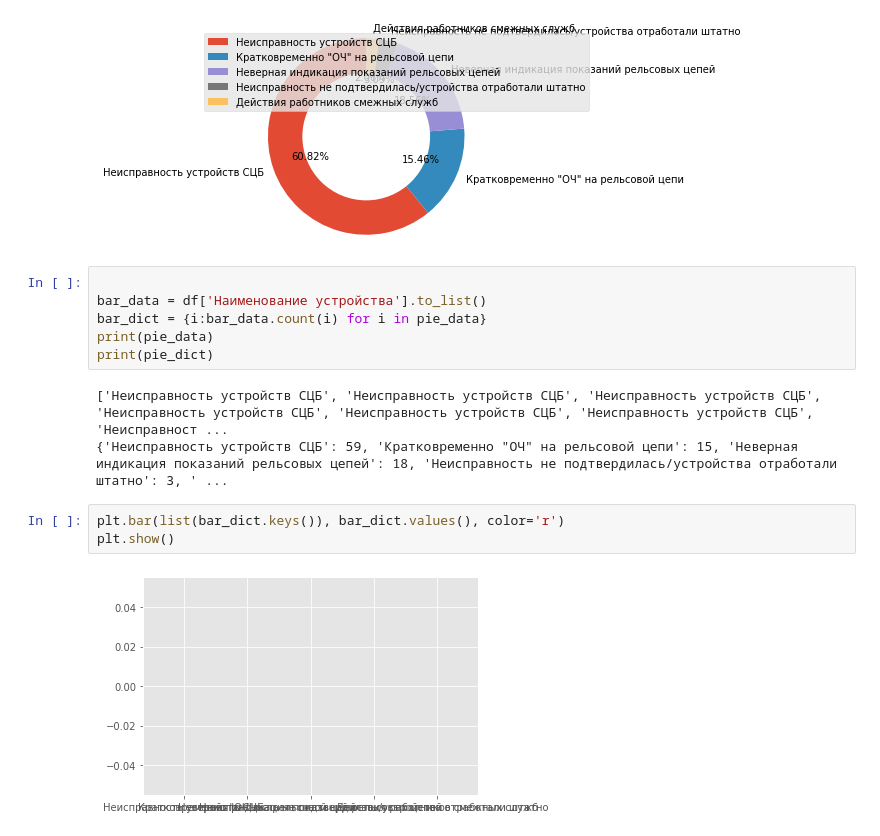
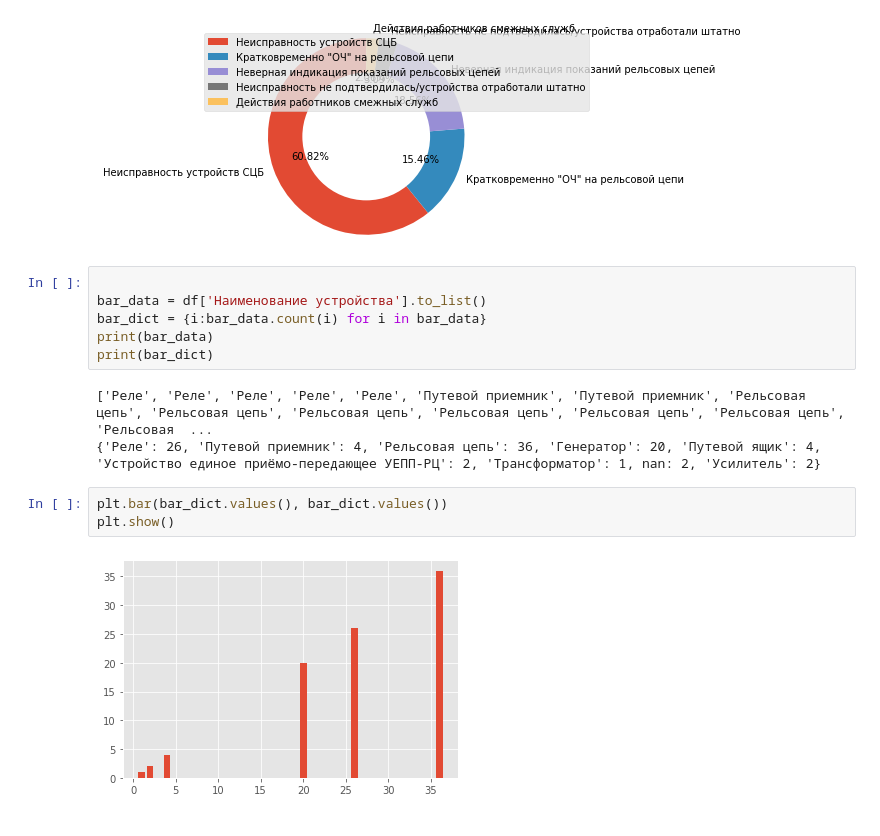
Before and after one commit to FrolovskiyKirill/Charts, a Jupyter notebook: Test_Charts.ipynb, the cells around one changed output. Saved outputs shown, nothing was run; the diff lists cells and outputs as text.

```diff
--- a/Test_Charts.ipynb
+++ b/Test_Charts.ipynb
@@ -59,14 +57,14 @@ plt.show()
 # %%
 
 bar_data = df['Наименование устройства'].to_list()
-bar_dict = {i:bar_data.count(i) for i in pie_data}
-print(pie_data)
-print(pie_dict)
+bar_dict = {i:bar_data.count(i) for i in bar_data}
+print(bar_data)
+print(bar_dict)
 # %% [output]
-['Неисправность устройств СЦБ', 'Неисправность устройств СЦБ', 'Неисправность устройств СЦБ', 'Неисправность устройств СЦБ', 'Неисправность устройств СЦБ', 'Неисправность устройств СЦБ', 'Неисправност ...
-{'Неисправность устройств СЦБ': 59, 'Кратковременно "ОЧ" на рельсовой цепи': 15, 'Неверная индикация показаний рельсовых цепей': 18, 'Неисправность не подтвердилась/устройства отработали штатно': 3, ' ...
+['Реле', 'Реле', 'Реле', 'Реле', 'Реле', 'Путевой приемник', 'Путевой приемник', 'Рельсовая цепь', 'Рельсовая цепь', 'Рельсовая цепь', 'Рельсовая цепь', 'Рельсовая цепь', 'Рельсовая цепь', 'Рельсовая  ...
+{'Реле': 26, 'Путевой приемник': 4, 'Рельсовая цепь': 36, 'Генератор': 20, 'Путевой ящик': 4, 'Устройство единое приёмо-передающее УЕПП-РЦ': 2, 'Трансформатор': 1, nan: 2, 'Усилитель': 2}
 # %%
-plt.bar(list(bar_dict.keys()), bar_dict.values(), color='r')
+plt.bar(bar_dict.values(), bar_dict.values())
 plt.show()
 # %% [output]
-[figure, old version]
+[figure, new version]
```
Also changed, not shown: parts of 1 cell of this notebook.
